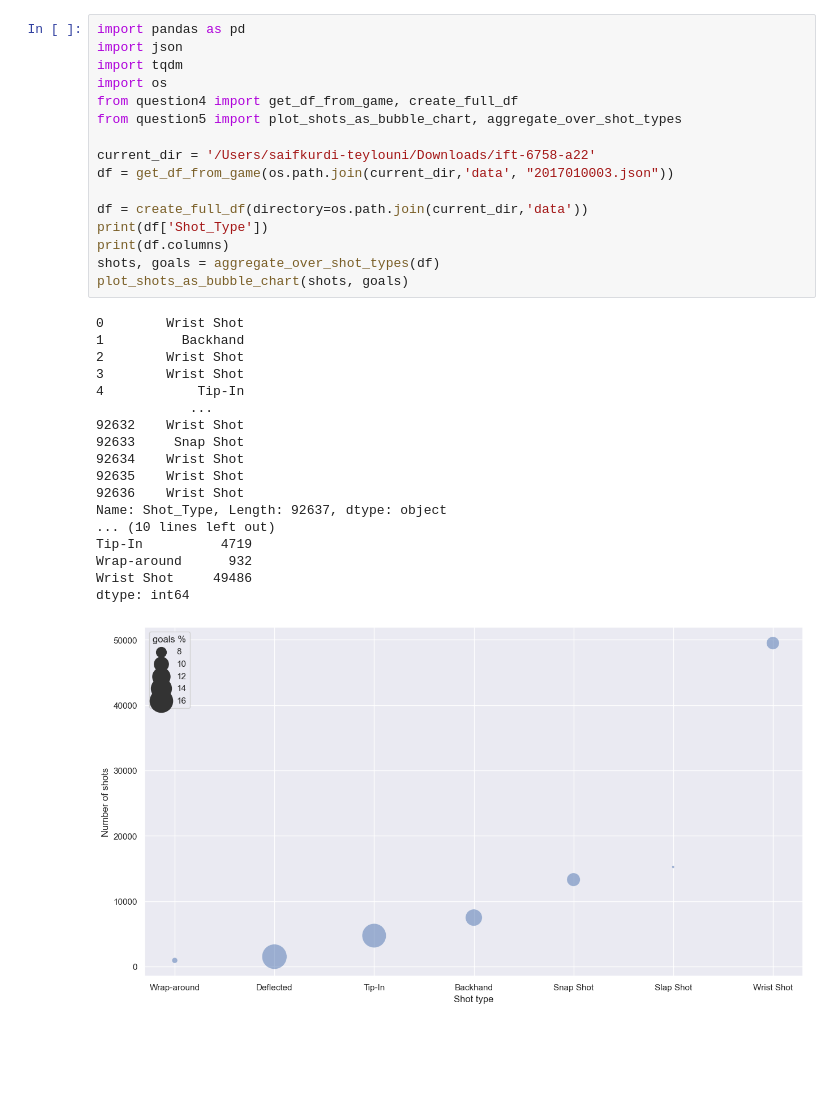
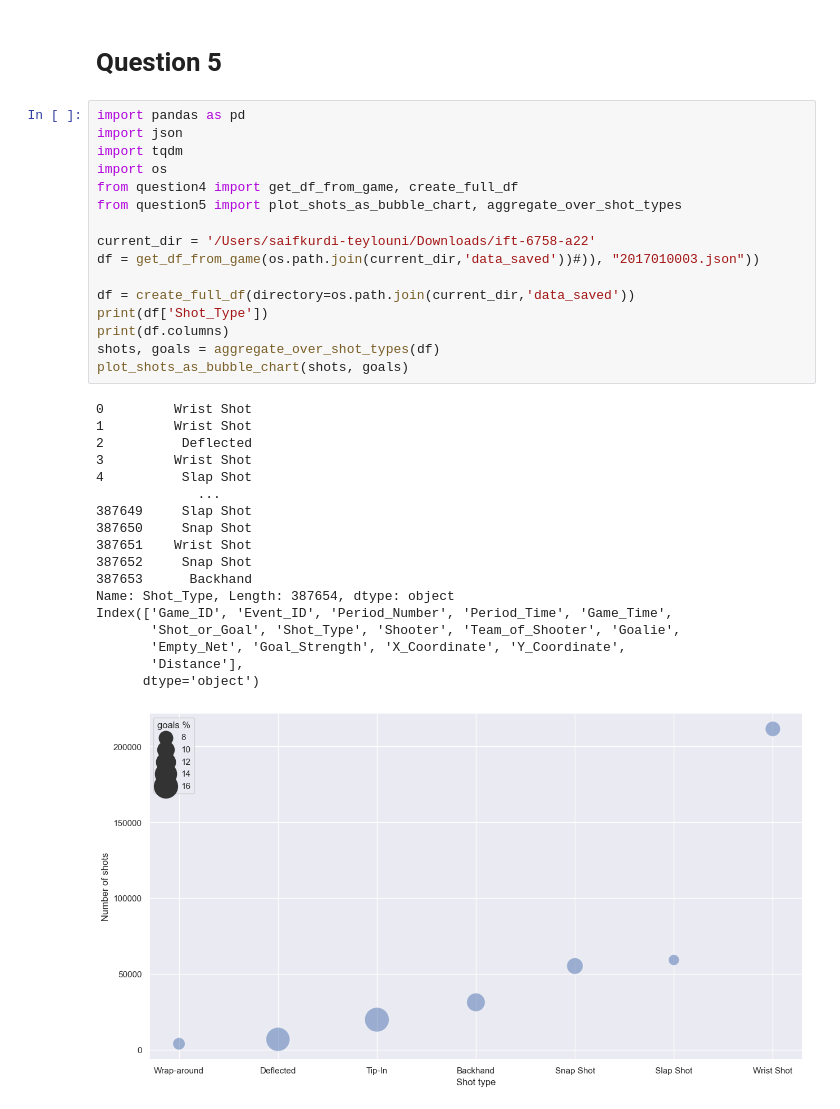
Before and after one commit to teylouniseif/ift-6758-a22, a Jupyter notebook: main.ipynb, the cells around one changed output. Cells and saved outputs as stored; diff of their text form; blank space fills up the shorter version.

```diff
--- a/main.ipynb
+++ b/main.ipynb
@@ -6,38 +78,40 @@ season_data.download()
+# %% [markdown]
+# Question 5
 # %%
 import pandas as pd
 import json
 import tqdm
 import os
 from question4 import get_df_from_game, create_full_df
 from question5 import plot_shots_as_bubble_chart, aggregate_over_shot_types
 
 current_dir = '/Users/saifkurdi-teylouni/Downloads/ift-6758-a22'
-df = get_df_from_game(os.path.join(current_dir,'data', "2017010003.json"))
+df = get_df_from_game(os.path.join(current_dir,'data_saved'))#)), "2017010003.json"))
 
-df = create_full_df(directory=os.path.join(current_dir,'data'))
+df = create_full_df(directory=os.path.join(current_dir,'data_saved'))
 print(df['Shot_Type'])
 print(df.columns)
 shots, goals = aggregate_over_shot_types(df)
 plot_shots_as_bubble_chart(shots, goals)
 # %% [output]
-0        Wrist Shot
-1          Backhand
-2        Wrist Shot
-3        Wrist Shot
-4            Tip-In
-            ...
-92632    Wrist Shot
-92633     Snap Shot
-92634    Wrist Shot
-92635    Wrist Shot
-92636    Wrist Shot
-Name: Shot_Type, Length: 92637, dtype: object
-... (10 lines left out)
-Tip-In          4719
-Wrap-around      932
-Wrist Shot     49486
-dtype: int64
+0         Wrist Shot
+1         Wrist Shot
+2          Deflected
+3         Wrist Shot
+4          Slap Shot
+             ...
+387649     Slap Shot
+387650     Snap Shot
+387651    Wrist Shot
+387652     Snap Shot
+387653      Backhand
+Name: Shot_Type, Length: 387654, dtype: object
+Index(['Game_ID', 'Event_ID', 'Period_Number', 'Period_Time', 'Game_Time',
+       'Shot_or_Goal', 'Shot_Type', 'Shooter', 'Team_of_Shooter', 'Goalie',
+       'Empty_Net', 'Goal_Strength', 'X_Coordinate', 'Y_Coordinate',
+       'Distance'],
+      dtype='object')
-[figure, old version]
+[figure, new version]
 # %%
 import pandas as pd
 import json
```
Also changed, not shown: parts of 9 cells of this notebook, 10 other files.
